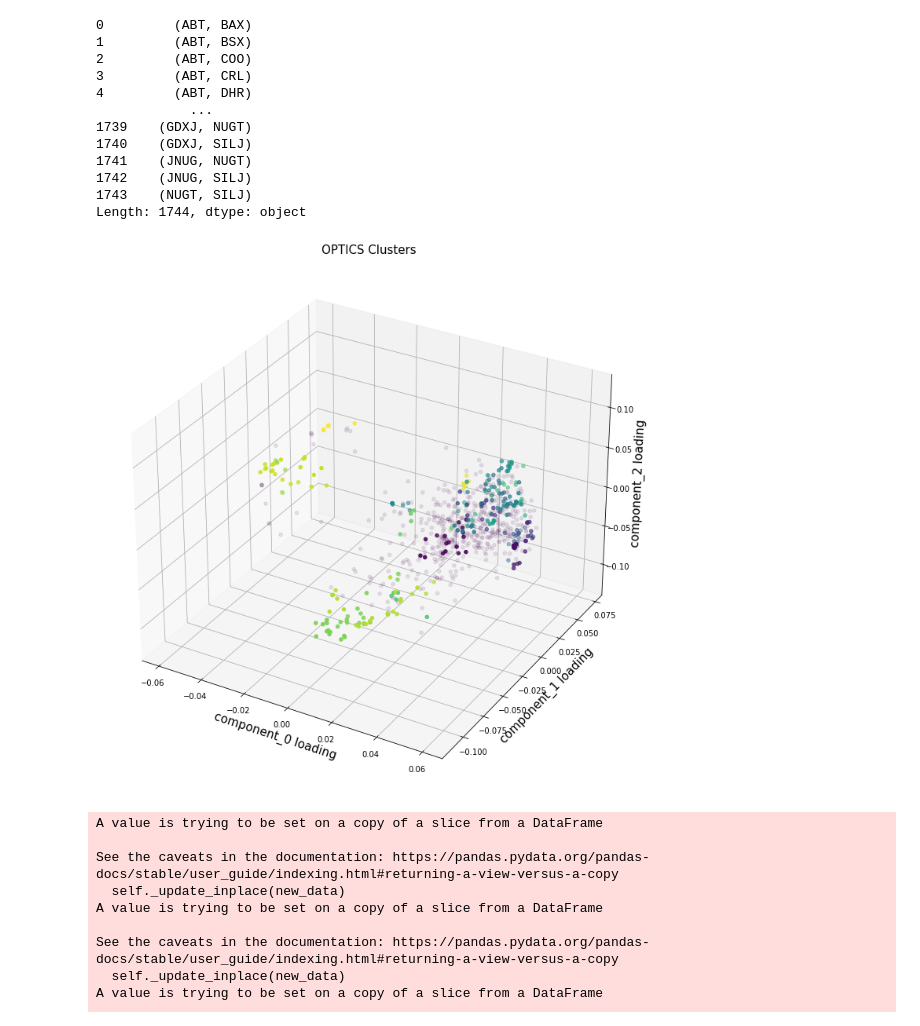
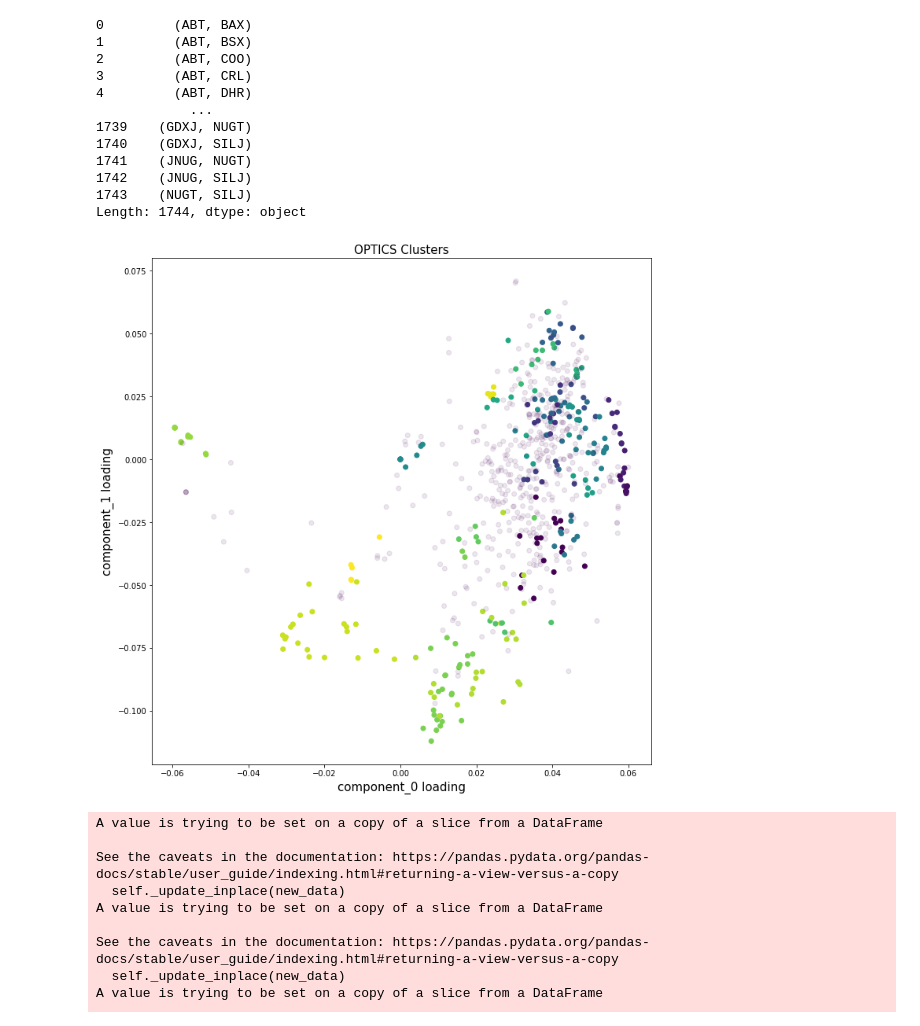
Before and after one commit to MaikeRM/itau_quantamental, a Jupyter notebook: pca.ipynb, the cells around one changed output. Drawn from its saved outputs; the diff is of its cells as text; code cells hidden in the pictures.

```diff
--- a/pca.ipynb
+++ b/pca.ipynb
@@ -85,7 +85,7 @@ op.returns.head()
 for i in range(len(op.returns)):
     for j in range(len(op.returns.columns)):
         try:
-            if np.isnan(op.returns.iloc[i][j]) == True and np.isnan(op.returns.iloc[i1][j]) == True:
+            if np.isnan(op.returns.iloc[i][j]) == True and np.isnan(op.returns.iloc[i-1][j]) == True:
                 op.returns.iloc[i][j] = 0
         except:
             pass
@@ -118,9 +118,9 @@ Found 1744 potential pairs
 1743    (NUGT, SILJ)
 Length: 1744, dtype: object
 # %%
-op.plot_clusters(n_dimensions=3)
+op.plot_clusters(n_dimensions=2)
 # %% [output]
-[figure, old version]
+[figure, new version]
 # %%
 op.calc_eg_norm_spreads()
 op.calc_hurst_exponents()
```
Also changed, not shown: parts of 7 cells of this notebook, 1 other file.
